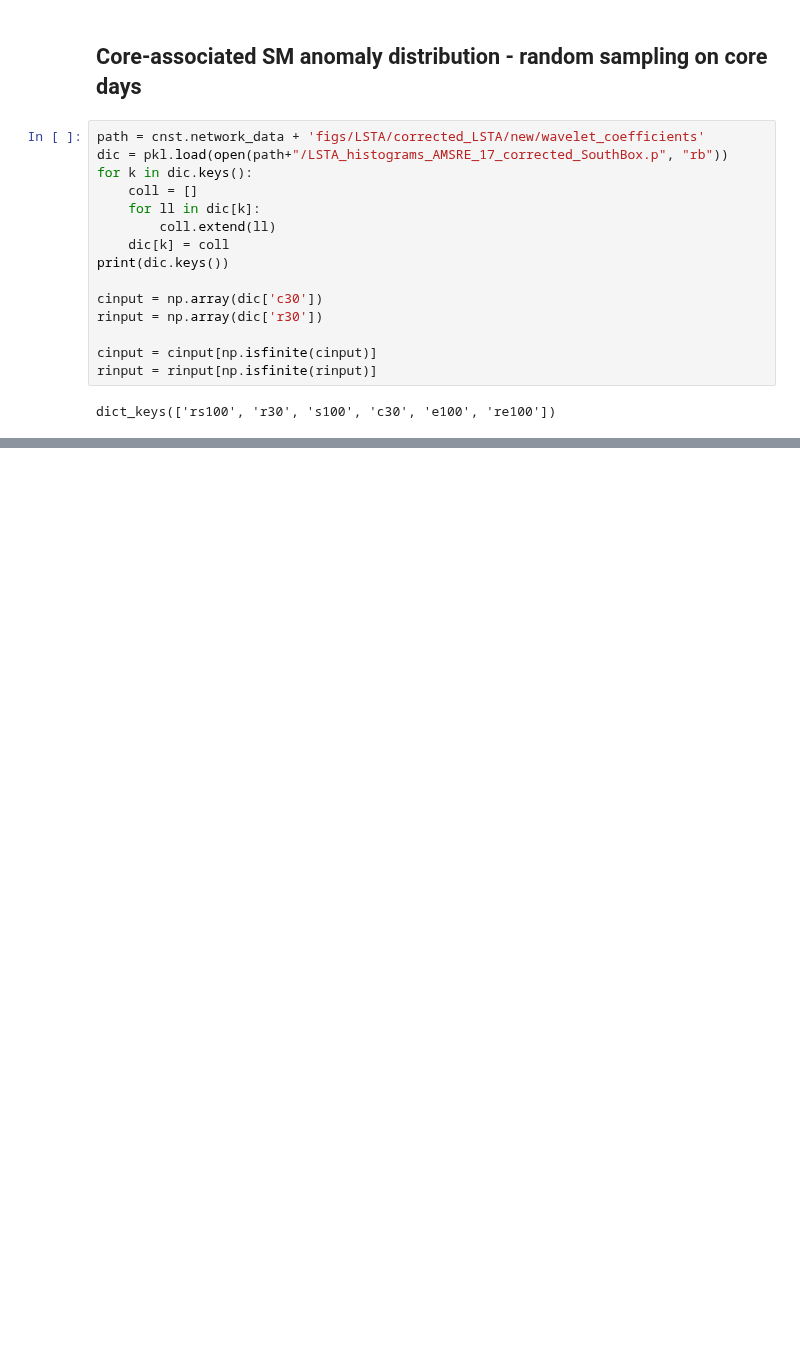
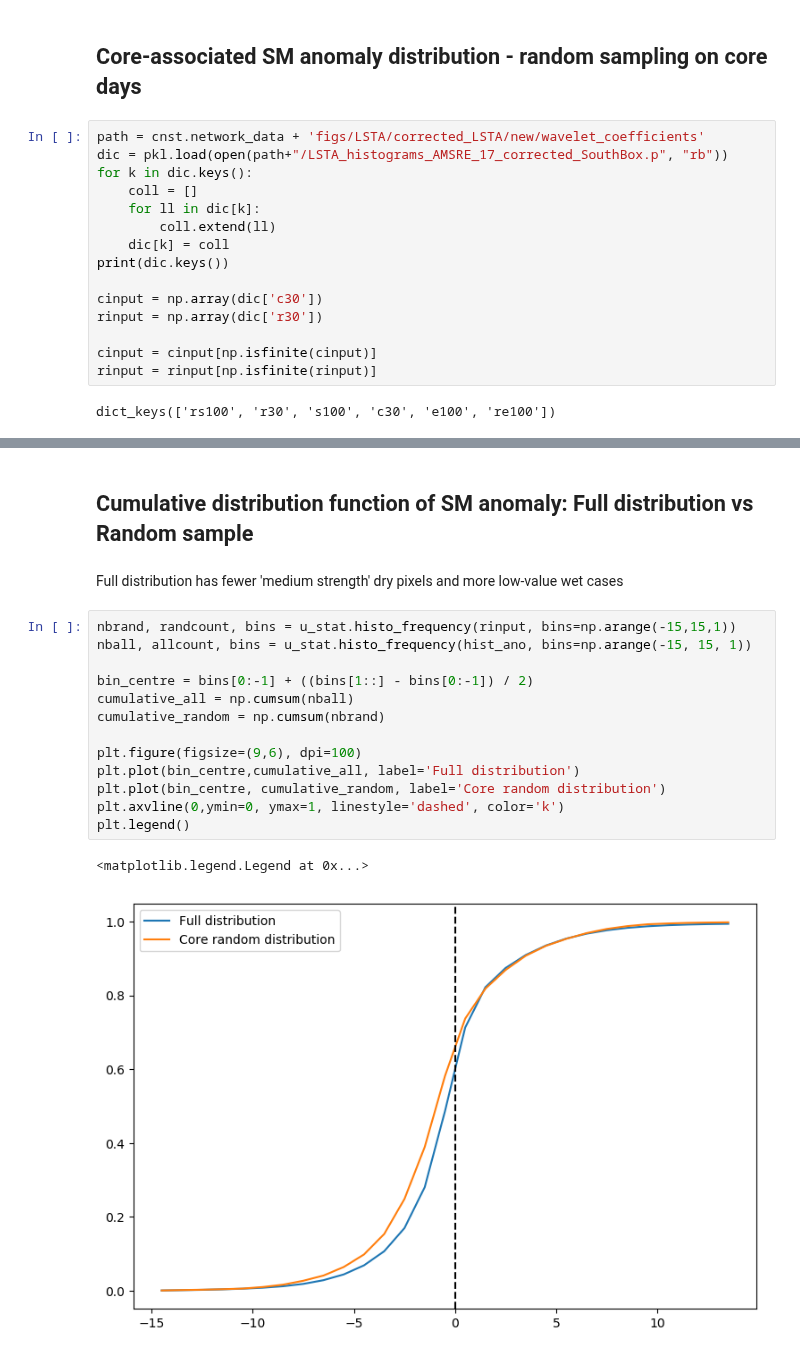
Before and after one commit to cornkle/proj_CEH, a Jupyter notebook: notebooks/AMMA_soil_moisture_distribution_test.ipynb, the cells around one changed output, grey strips where cells are left out. Cells and saved outputs as stored; diff of their text form; blank space fills up the shorter version.

```diff
--- a/notebooks/AMMA_soil_moisture_distribution_test.ipynb
+++ b/notebooks/AMMA_soil_moisture_distribution_test.ipynb
@@ -119,0 +122,20 @@ plt.legend()
+# %% [markdown]
+## Cumulative distribution function of SM anomaly: Full distribution vs Random sample
+# %% [markdown]
+Full distribution has fewer 'medium strength' dry pixels and more low-value wet cases
+# %%
+nbrand, randcount, bins = u_stat.histo_frequency(rinput, bins=np.arange(-15,15,1))
+nball, allcount, bins = u_stat.histo_frequency(hist_ano, bins=np.arange(-15, 15, 1))
+
+bin_centre = bins[0:-1] + ((bins[1::] - bins[0:-1]) / 2)
+cumulative_all = np.cumsum(nball)
+cumulative_random = np.cumsum(nbrand)
+
+plt.figure(figsize=(9,6), dpi=100)
+plt.plot(bin_centre,cumulative_all, label='Full distribution')
+plt.plot(bin_centre, cumulative_random, label='Core random distribution')
+plt.axvline(0,ymin=0, ymax=1, linestyle='dashed', color='k')
+plt.legend()
+# %% [output]
+<matplotlib.legend.Legend at 0x...>
+[figure, added]
```
Also changed, not shown: parts of 3 cells of this notebook.
